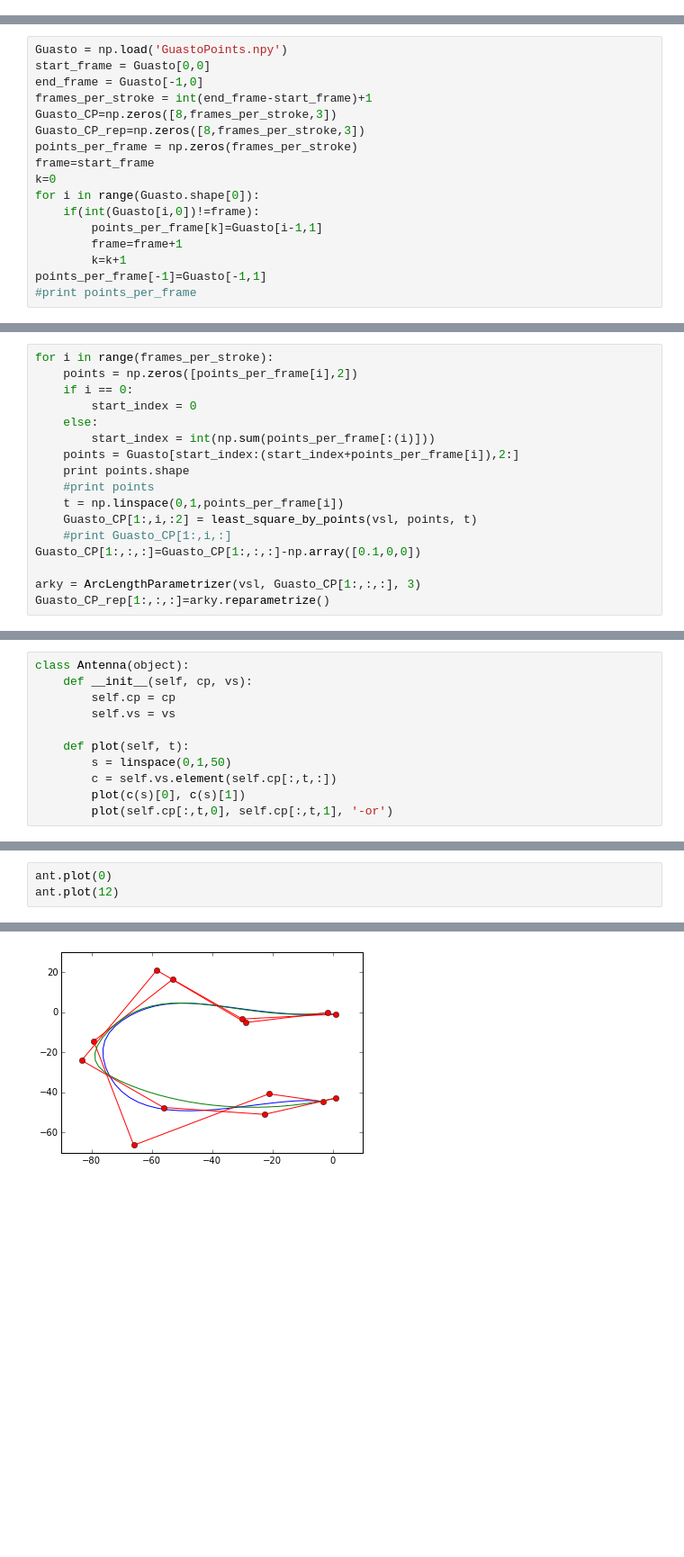
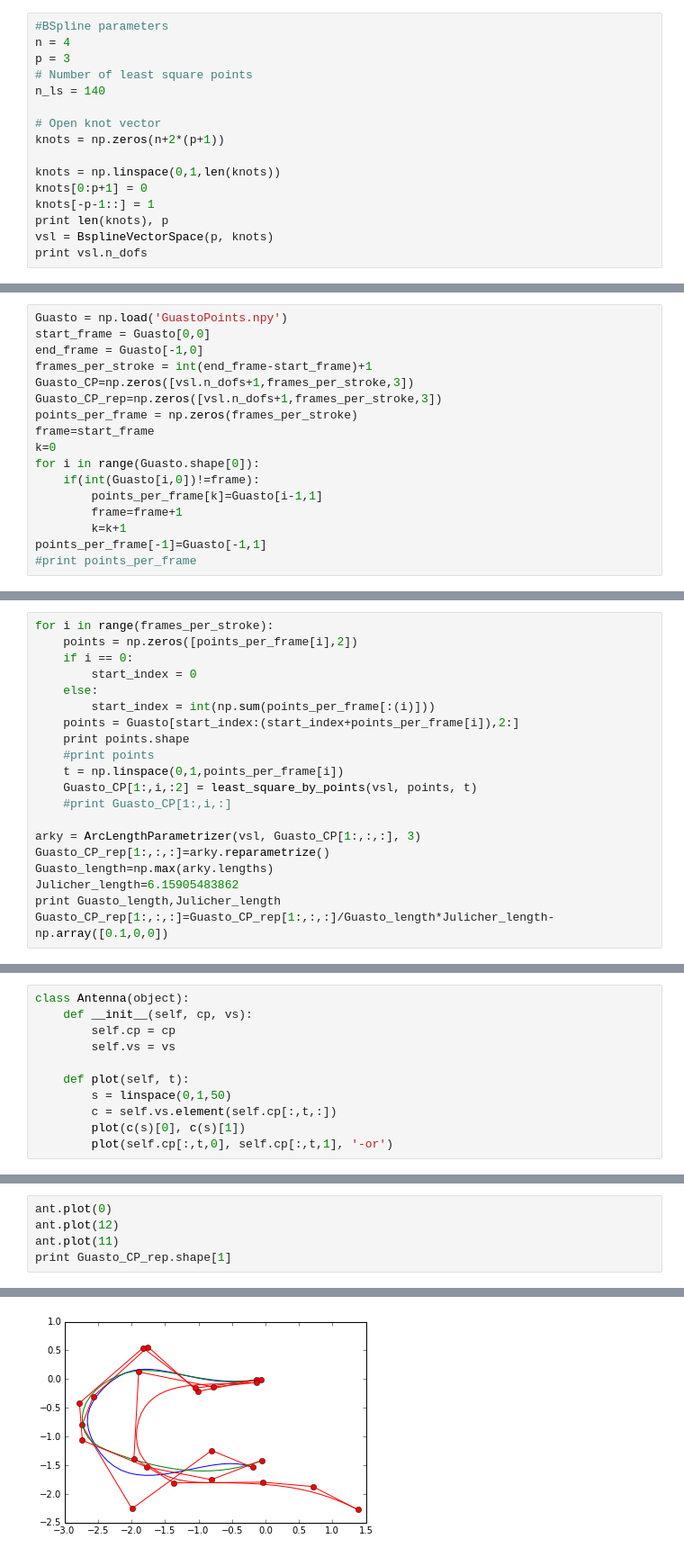
Before and after one commit to nicola-giuliani/ePICURE, a Jupyter notebook: Guasto.ipynb, the cells around one changed output, grey strips where cells are left out. Shown at 90% size. Drawn from its saved outputs; the diff is of its cells as text; blank space fills up the shorter version.

Commit message:
added Guasto playground

```diff
--- a/Guasto.ipynb
+++ b/Guasto.ipynb
@@ -5,3 +5,19 @@ import numpy as np
 %pylab inline
 # %% [output]
 Populating the interactive namespace from numpy and matplotlib
+# %%
+#BSpline parameters
+n = 4
+p = 3
+# Number of least square points
+n_ls = 140
+
+# Open knot vector
+knots = np.zeros(n+2*(p+1))
+
+knots = np.linspace(0,1,len(knots))
+knots[0:p+1] = 0
+knots[-p-1::] = 1
+print len(knots), p
+vsl = BsplineVectorSpace(p, knots)
+print vsl.n_dofs
@@ -10,8 +29,8 @@ Guasto = np.load('GuastoPoints.npy')
 start_frame = Guasto[0,0]
 end_frame = Guasto[-1,0]
 frames_per_stroke = int(end_frame-start_frame)+1
-Guasto_CP=np.zeros([8,frames_per_stroke,3])
-Guasto_CP_rep=np.zeros([8,frames_per_stroke,3])
+Guasto_CP=np.zeros([vsl.n_dofs+1,frames_per_stroke,3])
+Guasto_CP_rep=np.zeros([vsl.n_dofs+1,frames_per_stroke,3])
 points_per_frame = np.zeros(frames_per_stroke)
 frame=start_frame
 k=0
@@ -54,10 +54,13 @@ for i in range(frames_per_stroke):
     t = np.linspace(0,1,points_per_frame[i])
     Guasto_CP[1:,i,:2] = least_square_by_points(vsl, points, t)
     #print Guasto_CP[1:,i,:]
-Guasto_CP[1:,:,:]=Guasto_CP[1:,:,:]-np.array([0.1,0,0])
 
 arky = ArcLengthParametrizer(vsl, Guasto_CP[1:,:,:], 3)
 Guasto_CP_rep[1:,:,:]=arky.reparametrize()
+Guasto_length=np.max(arky.lengths)
+Julicher_length=6.15905483862
+print Guasto_length,Julicher_length
+Guasto_CP_rep[1:,:,:]=Guasto_CP_rep[1:,:,:]/Guasto_length*Julicher_length-np.array([0.1,0,0])
 # %% [output]
 (194, 2)
 194 194 (194, 2)
@@ -105,4 +106,6 @@ for i in range(frames_per_stroke):
 # %%
 ant.plot(0)
 ant.plot(12)
+ant.plot(11)
+print Guasto_CP_rep.shape[1]
 # %% [output]
@@ -109,3 +113,3 @@ ant.plot(12)
-[figure, old version]
+[figure, new version]
 # %%
 Guasto_CP_rep[:,-1,:]=Guasto_CP_rep[:,0,:]
```
Also changed, not shown: parts of 9 cells of this notebook.
